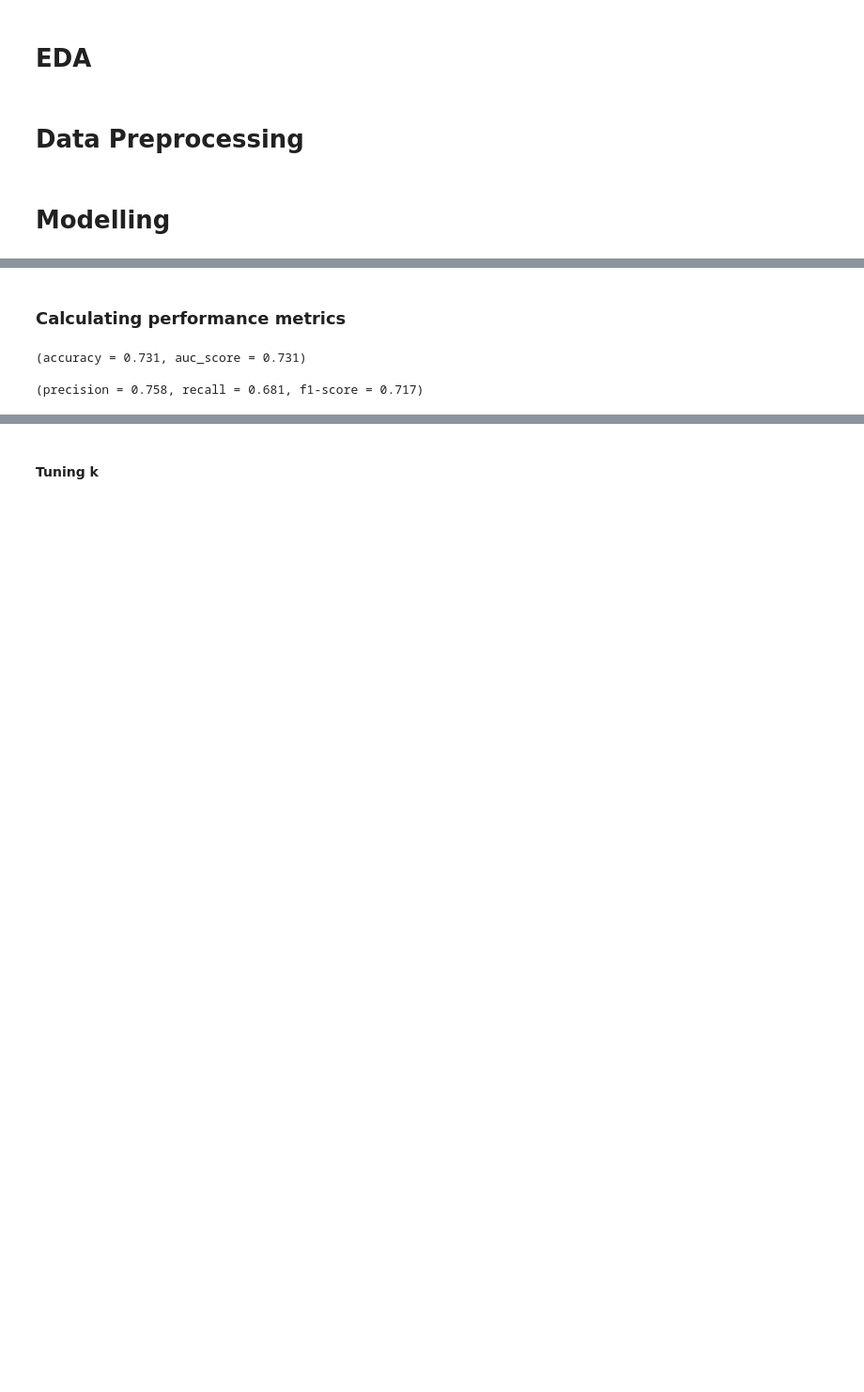
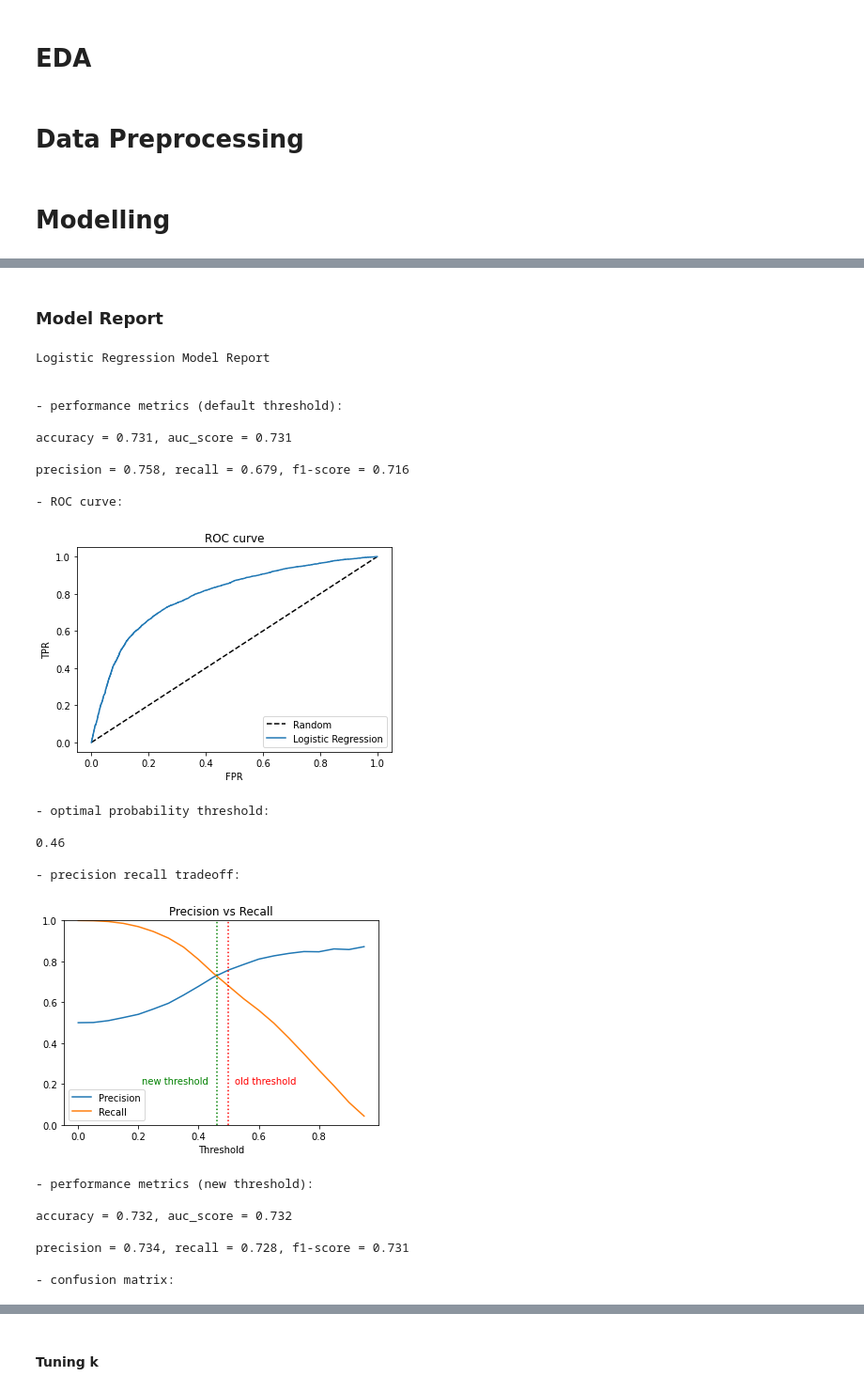
Before and after one commit to jackbustertann/cardiovascular_disease_detection, a Jupyter notebook: index.ipynb, the cells around one changed output, grey strips where cells are left out. Shown at 94% size. Drawn from its saved outputs; the diff is of its cells as text; code cells hidden in the pictures; blank space fills up the shorter version.

```diff
--- a/index.ipynb
+++ b/index.ipynb
@@ -35,8 +42,3 @@ X = cardio_data.drop(columns = ['disease'])
 y = cardio_data['disease']
 
 X_train, X_test, y_train, y_test = train_test_split(X, y, test_size = 0.2, random_state = 0, stratify = y)
-# %%
-X_train = pd.read_csv('cardio_train_predictors.csv').drop(columns = ['Unnamed: 0'])
-X_test = pd.read_csv('cardio_test_predictors.csv').drop(columns = ['Unnamed: 0'])
-y_train = pd.read_csv('cardio_train_target.csv', header = None)[1]
-y_test = pd.read_csv('cardio_test_target.csv', header = None)[1]
@@ -73,2 +53,0 @@ y_test_hat = base_lr_model.predict(X_test_processed)
-# %% [markdown]
-### Calculating performance metrics
@@ -88,6 +54,35 @@ def classification_metrics(y, y_hat):
-# %%
-classification_metrics(y_test, y_test_hat)
-# %% [output]
-(accuracy = 0.731, auc_score = 0.731)
-
-(precision = 0.758, recall = 0.681, f1-score = 0.717)
+# %%
+lr = LogisticRegression()
+lr_model = lr.fit(X_train_scaled, y_train)
+
+y_test_hat = lr_model.predict(X_test_scaled)
+y_test_proba = lr_model.predict_proba(X_test_scaled)[:,1]
+# %% [markdown]
+### Model Report
+# %%
+model_report(y_test, y_test_hat, y_test_proba, "Logistic Regression")
+# %% [output]
+Logistic Regression Model Report
+
+
+- performance metrics (default threshold):
+
+accuracy = 0.731, auc_score = 0.731
+
+precision = 0.758, recall = 0.679, f1-score = 0.716
+
+- ROC curve:
+[figure, added]
+- optimal probability threshold:
+
+0.46
+
+- precision recall tradeoff:
+[figure, added]
+- performance metrics (new threshold):
+
+accuracy = 0.732, auc_score = 0.732
+
+precision = 0.734, recall = 0.728, f1-score = 0.731
+
+- confusion matrix:
```
Also changed, not shown: parts of 70 cells of this notebook, 1 other file.
